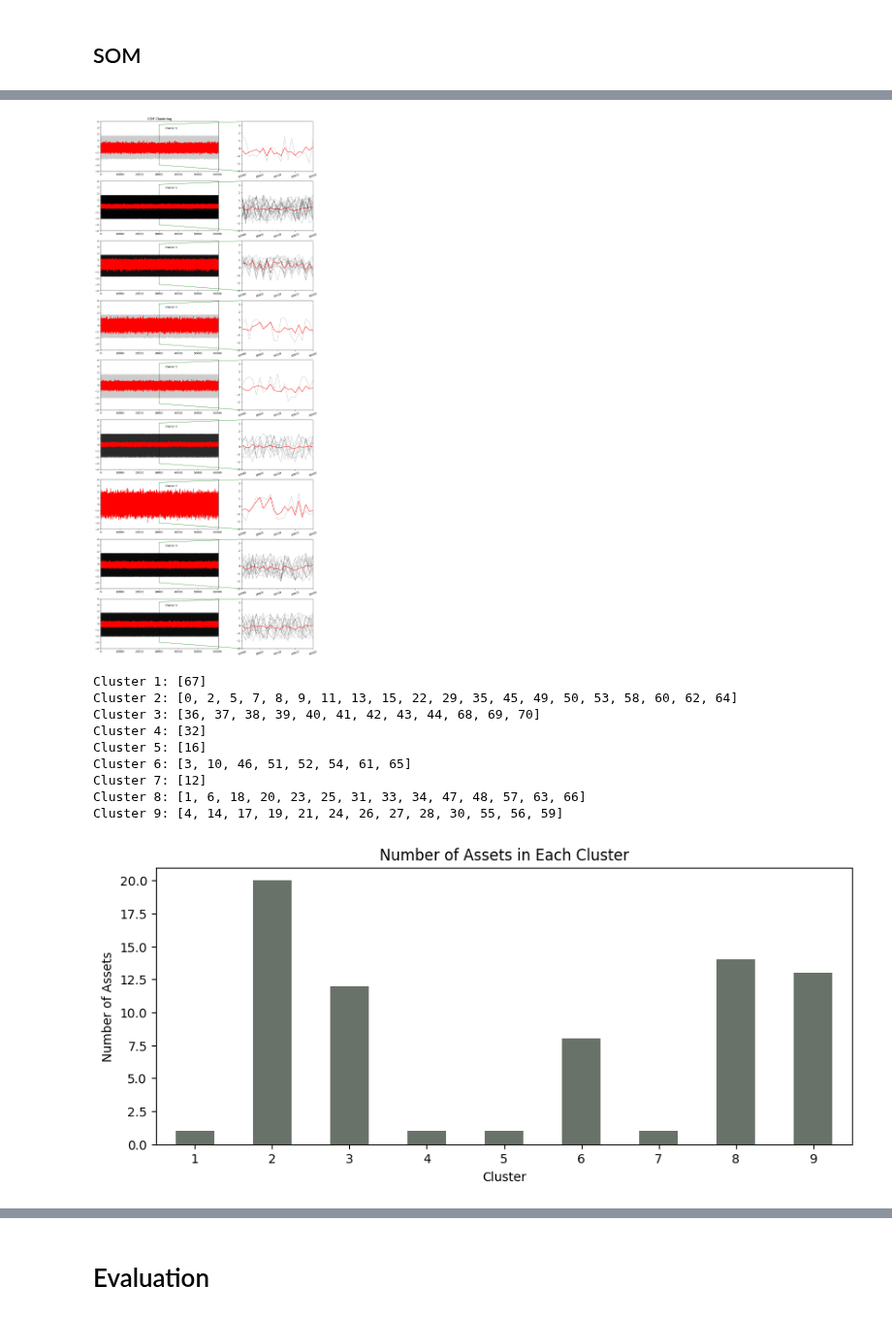
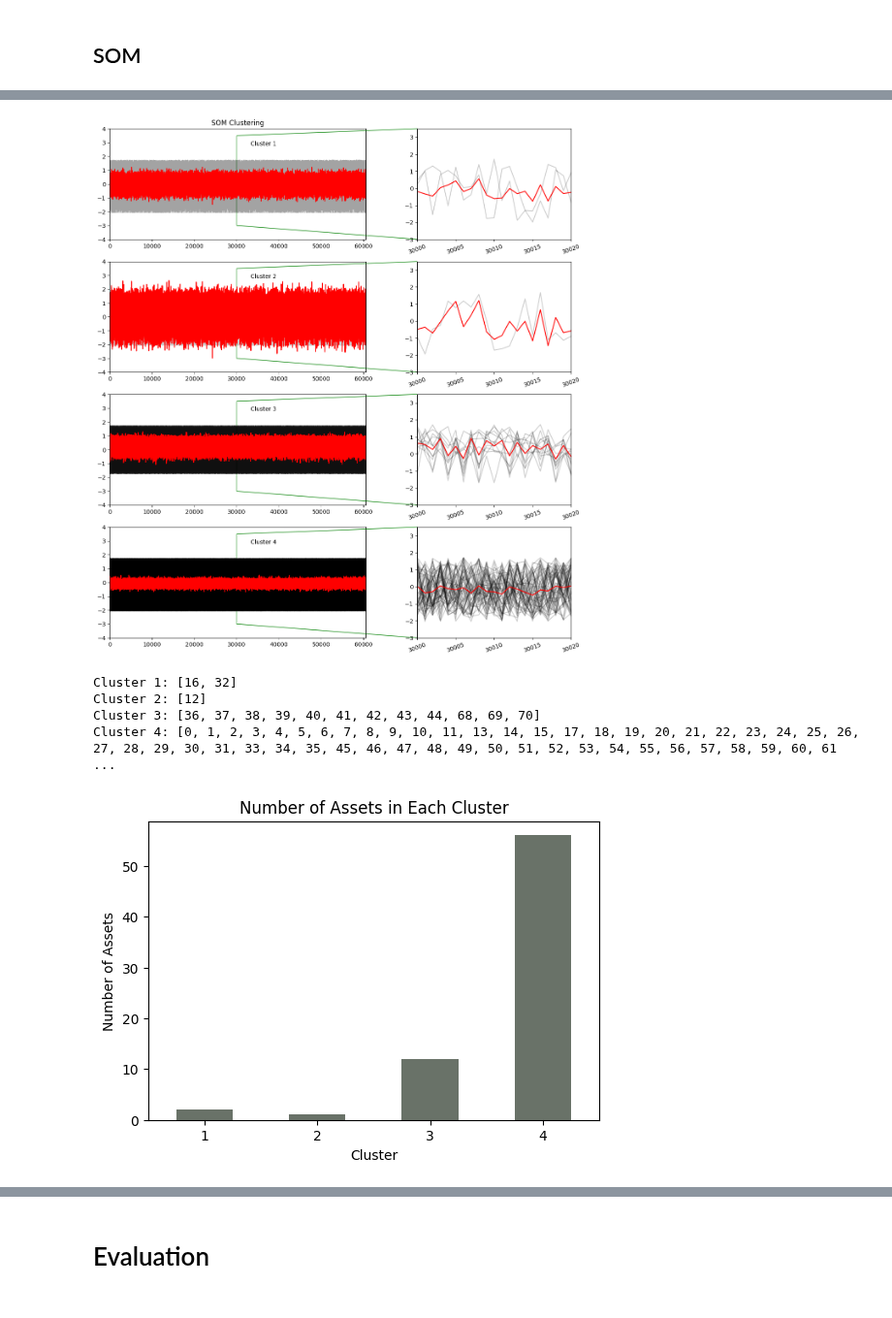
Before and after one commit to sarabreu/thesis_dev, a Jupyter notebook: 5_time_series_clustering/indiv_vars/wind/clean/wind_direction/clean_wind.ipynb, the cells around one changed output, grey strips where cells are left out. Shown at 97% size. Cells and saved outputs as stored; diff of their text form; code cells hidden in the pictures.

Commit message:
update how number of clusters for SOM is chosen; obtain SOM new segmentations; update the vizualizations

```diff
--- a/5_time_series_clustering/indiv_vars/wind/clean/wind_direction/clean_wind.ipynb
+++ b/5_time_series_clustering/indiv_vars/wind/clean/wind_direction/clean_wind.ipynb
@@ -662,5 +670,23 @@ merged_df = df_subset.merge(assets_per_cluster_soft_dtw, on='asset_id', how='lef
 merged_df.to_csv('results_clean_wind_soft_dtw.csv', index = False)
 # %% [markdown]
 ## SOM
-# %%
-som_x = som_y = math.ceil(math.sqrt(math.sqrt(len(X_train))))
+# %%
+sil_scores = []
+K = range(2,8)
+for k in K:
+    som_x = som_y = k
+    mini_som = MiniSom(som_x, som_y,len(train_pca[0]), sigma=0.1, learning_rate = 1)
+    mini_som.train(train_pca, 10000)
+
+    win_map = mini_som.win_map(train_pca)
+
+    cluster_map = []
+    for idx in range(len(train_pca)):
+        winner_node = mini_som.winner(train_pca[idx])
+        cluster_map.append((train_pca[idx],winner_node[0]*som_y+winner_node[1]+1))
+
+    cluster_df = pd.DataFrame(cluster_map,columns=["Series","Cluster"])
+
+    sil = silhouette_score(train_pca, cluster_df['Cluster'])
+
+    sil_scores.append(sil)
@@ -667,3 +701,5 @@ som_x = som_y = math.ceil(math.sqrt(math.sqrt(len(X_train))))
+# %%
+som_x = som_y = 2
 # %%
 som = MiniSom(som_x, som_y,len(train_pca[0]), sigma=0.1, learning_rate = 1)
 
@@ -688,7 +724,7 @@ num_clusters = len(cluster_df['Cluster'].unique())
 # %%
 zoom_in_plot(X_train, y_pred_som, cluster_centers_reshaped, sz, 'SOM Clustering', num_clusters=num_clusters, som=True)
 # %% [output]
-[figure, old version]
+[figure, new version]
 # %%
 assets_per_cluster_som = pd.DataFrame()
 
@@ -701,29 +737,24 @@ assets_clusters = assets_per_cluster_som.groupby('cluster_label')['asset_id']
 for cluster, assets in assets_clusters:
     print(f"Cluster {cluster}: {assets.index.tolist()}")
 # %% [output]
-Cluster 1: [67]
-Cluster 2: [0, 2, 5, 7, 8, 9, 11, 13, 15, 22, 29, 35, 45, 49, 50, 53, 58, 60, 62, 64]
+Cluster 1: [16, 32]
+Cluster 2: [12]
 Cluster 3: [36, 37, 38, 39, 40, 41, 42, 43, 44, 68, 69, 70]
-Cluster 4: [32]
-Cluster 5: [16]
-Cluster 6: [3, 10, 46, 51, 52, 54, 61, 65]
-Cluster 7: [12]
-Cluster 8: [1, 6, 18, 20, 23, 25, 31, 33, 34, 47, 48, 57, 63, 66]
-Cluster 9: [4, 14, 17, 19, 21, 24, 26, 27, 28, 30, 55, 56, 59]
+Cluster 4: [0, 1, 2, 3, 4, 5, 6, 7, 8, 9, 10, 11, 13, 14, 15, 17, 18, 19, 20, 21, 22, 23, 24, 25, 26, 27, 28, 29, 30, 31, 33, 34, 35, 45, 46, 47, 48, 49, 50, 51, 52, 53, 54, 55, 56, 57, 58, 59, 60, 61 ...
 # %%
 # Group assets by cluster and count the number of assets in each cluster
 cluster_counts = assets_per_cluster_som['cluster_label'].value_counts().sort_index()
 
 # Plot the number of assets in each cluster
-plt.figure(figsize=(10, 4))
+plt.figure(figsize=(6, 4))
 cluster_counts.plot(kind='bar', color=my_colors[1])
 plt.xlabel('Cluster')
 plt.ylabel('Number of Assets')
 plt.title('Number of Assets in Each Cluster')
 plt.xticks(rotation=0)
 plt.show()
 # %% [output]
-[figure, old version]
+[figure, new version]
 # %%
 cluster_counts = assets_per_cluster_som['cluster_label'].value_counts().sort_index()
 
```
Also changed, not shown: parts of 4 cells of this notebook, 17 other files.
